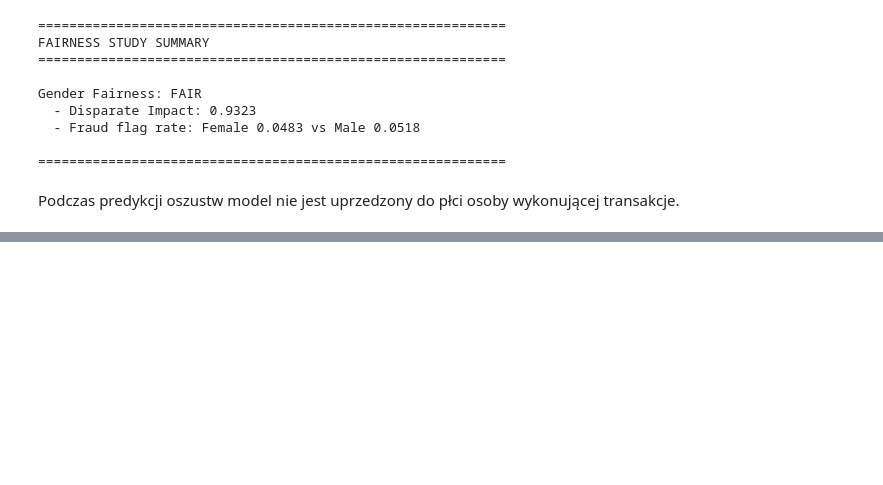
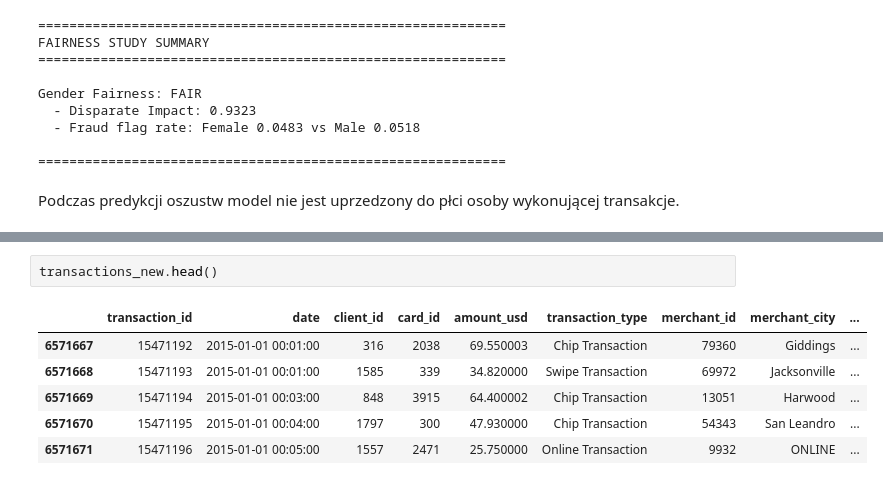
Before and after one commit to rrubaszek/TransactionDatasetAnalysis, a Jupyter notebook: notebooks/00-presentation.ipynb, the cells around one changed output, grey strips where cells are left out. Drawn from its saved outputs; the diff is of its cells as text; blank space fills up the shorter version.

```diff
--- a/notebooks/00-presentation.ipynb
+++ b/notebooks/00-presentation.ipynb
@@ -613,0 +682,9 @@ Podczas predykcji oszustw model nie jest uprzedzony do płci osoby wykonującej
+# %%
+transactions_new.head()
+# %% [output]
+|  | transaction_id | date | client_id | card_id | amount_usd | transaction_type | merchant_id | merchant_city | ... |
+| 6571667 | 15471192 | 2015-01-01 00:01:00 | 316 | 2038 | 69.550003 | Chip Transaction | 79360 | Giddings | ... |
+| 6571668 | 15471193 | 2015-01-01 00:01:00 | 1585 | 339 | 34.820000 | Swipe Transaction | 69972 | Jacksonville | ... |
+| 6571669 | 15471194 | 2015-01-01 00:03:00 | 848 | 3915 | 64.400002 | Chip Transaction | 13051 | Harwood | ... |
+| 6571670 | 15471195 | 2015-01-01 00:04:00 | 1797 | 300 | 47.930000 | Chip Transaction | 54343 | San Leandro | ... |
+| 6571671 | 15471196 | 2015-01-01 00:05:00 | 1557 | 2471 | 25.750000 | Online Transaction | 9932 | ONLINE | ... |
```
Also changed, not shown: parts of 19 cells of this notebook, 3 other files.
